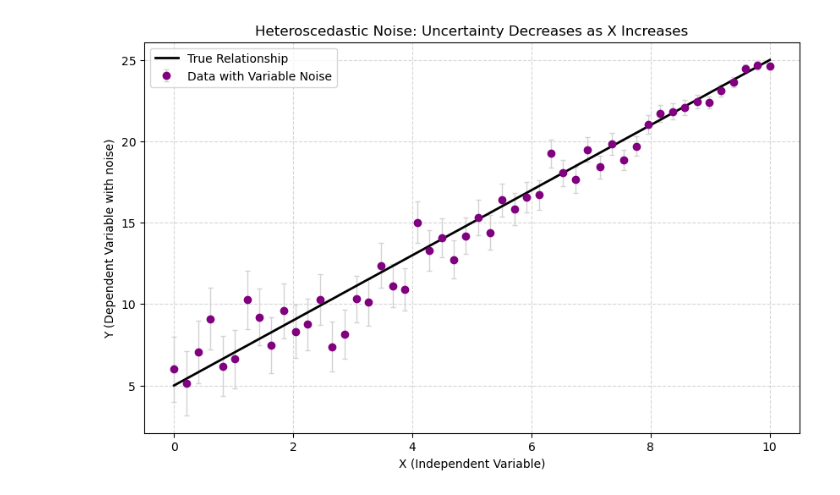
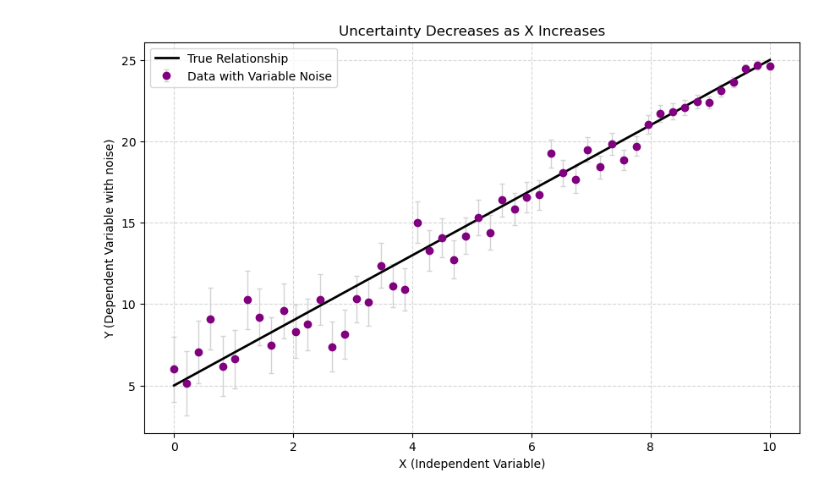
Before and after one commit to lyang135/ASTR-19, a Jupyter notebook: Journal #2-2.ipynb, the cells around one changed output. Saved outputs shown, nothing was run; the diff lists cells and outputs as text; code cells hidden in the pictures.

```diff
--- a/Journal #2-2.ipynb
+++ b/Journal #2-2.ipynb
@@ -4,22 +4,22 @@ import matplotlib.pyplot as plt
 # %%
 np.random.seed(42)
 x = np.linspace(0, 10, 50)
 y = 2*x+5
 
 sigmas = np.linspace(2, 0.2, len(x))
 noise = np.random.normal(loc=0, scale=sigmas)
 y_noisy = y + noise
 
 plt.figure(figsize=(10, 6))
 plt.errorbar(x, y_noisy, yerr=sigmas, fmt='o', color='purple', ecolor='lightgray', elinewidth=1, capsize=2, label='Data with Variable Noise')
 plt.plot(x, y, color='black', label='True Relationship', linewidth=2)
 
 plt.xlabel('X (Independent Variable)')
 plt.ylabel('Y (Dependent Variable with noise)')
-plt.title('Heteroscedastic Noise: Uncertainty Decreases as X Increases')
+plt.title('Uncertainty Decreases as X Increases')
 plt.legend()
 plt.grid(True, linestyle='--', alpha=0.5)
 plt.savefig('scatter_plot_decreasing_sigma.pdf')
 plt.show()
 # %% [output]
-[figure, old version]
+[figure, new version]
```
